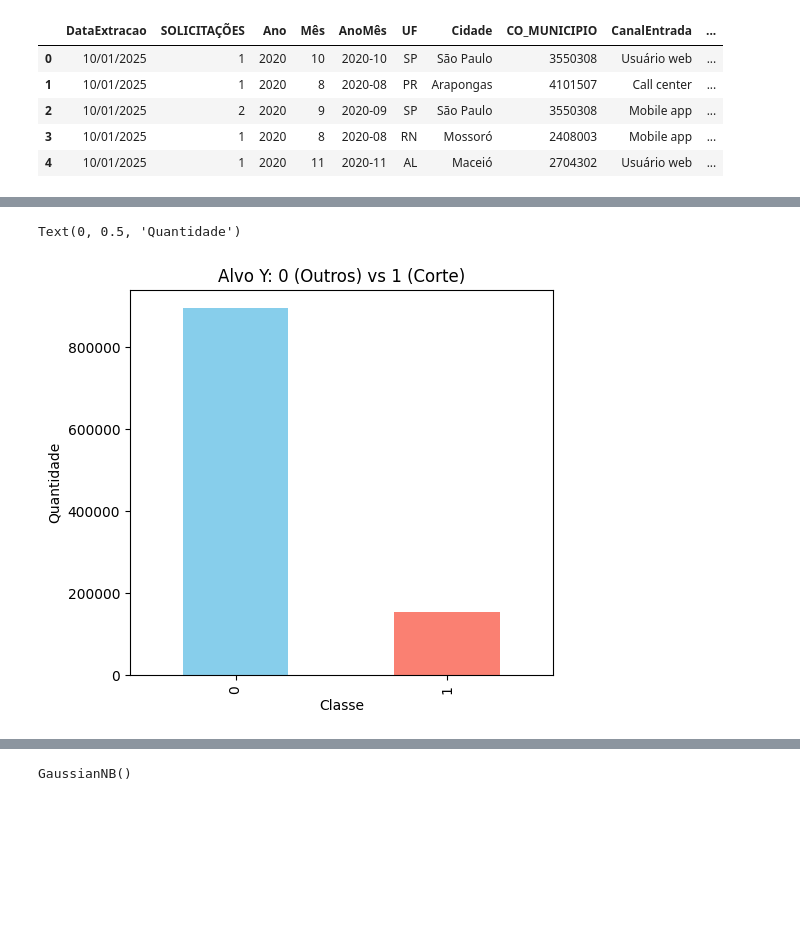
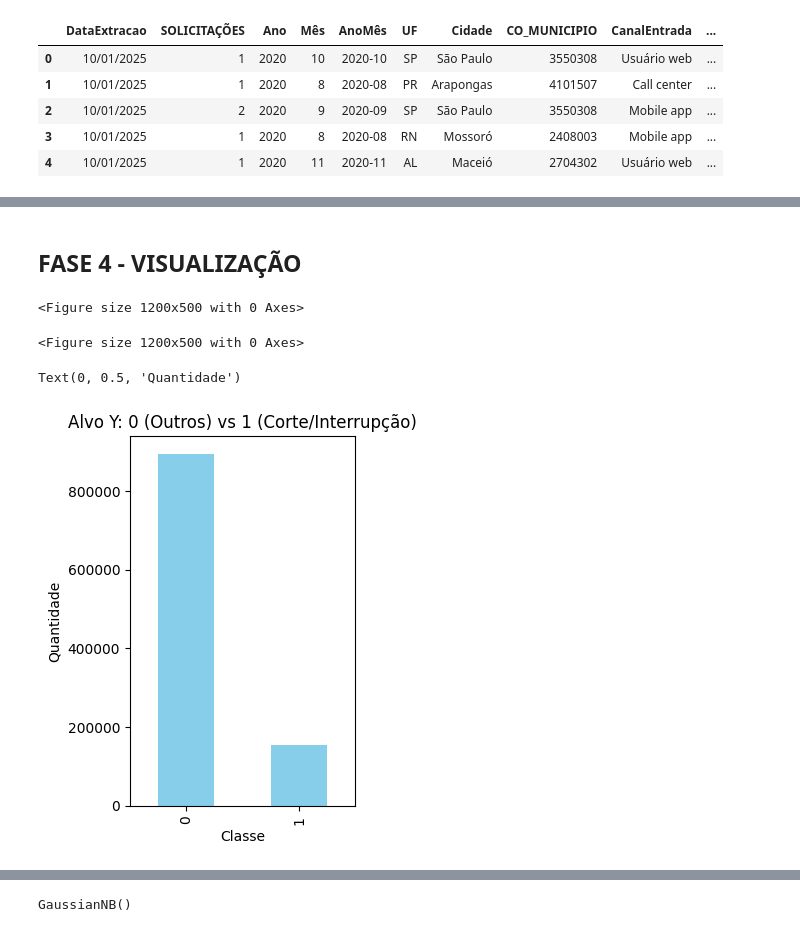
Before and after one commit to carolineolvs/ProvaIcoma, a Jupyter notebook: prova_34_caroline_silva.ipynb, the cells around one changed output, grey strips where cells are left out. Saved outputs shown, nothing was run; the diff lists cells and outputs as text; code cells hidden in the pictures; blank space fills up the shorter version.

```diff
--- a/prova_34_caroline_silva.ipynb
+++ b/prova_34_caroline_silva.ipynb
@@ -69,12 +74,17 @@ y = df['Corte_Indevido']
+# %% [markdown]
+## FASE 4 - VISUALIZAÇÃO
+# %%
+plt.figure(figsize=(12,5))
+# %% [output]
+<Figure size 1200x500 with 0 Axes>
+<Figure size 1200x500 with 0 Axes>
 # %%
-plt.figure(figsize=(12, 5))
-
 plt.subplot(1, 2, 1)
-df['Corte_Indevido'].value_counts().plot(kind='bar', color=['skyblue', 'salmon'])
-plt.title('Alvo Y: 0 (Outros) vs 1 (Corte)')
+df['Corte_Indevido'].value_counts().plot(kind='bar', color='skyblue')
+plt.title('Alvo Y: 0 (Outros) vs 1 (Corte/Interrupção)')
 plt.xlabel('Classe')
 plt.ylabel('Quantidade')
 # %% [output]
 Text(0, 0.5, 'Quantidade')
-[figure, old version]
+[figure, new version]
 # %%
```
Also changed, not shown: parts of 15 cells of this notebook.
